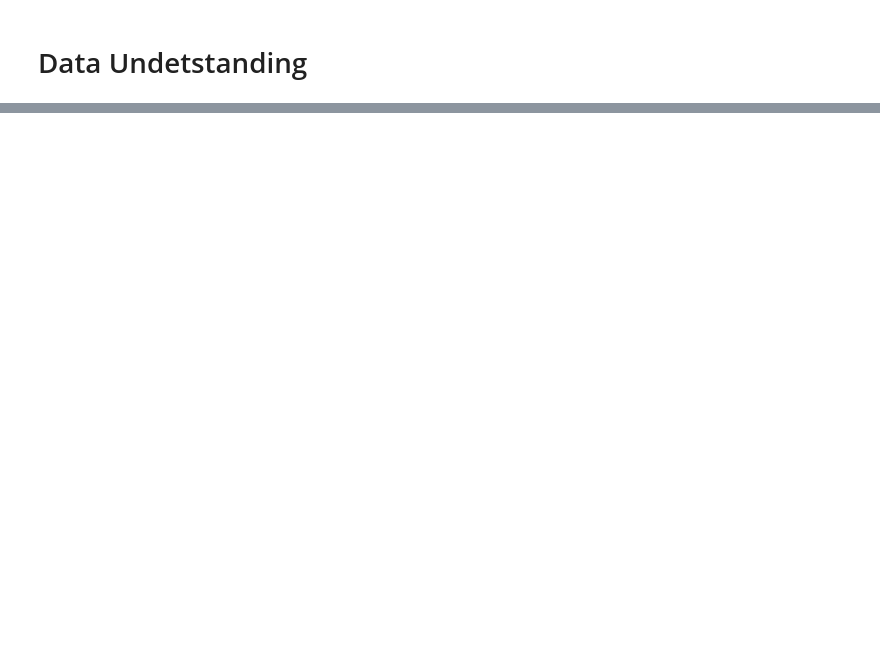
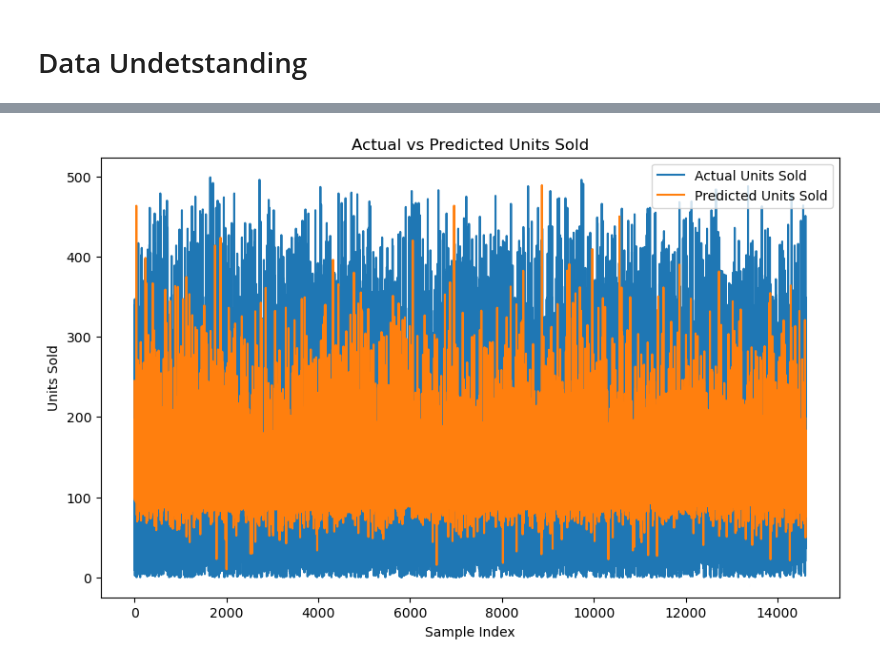
Before and after one commit to AugustNg/FYP, a Jupyter notebook: LSTM2.ipynb, the cells around one changed output, grey strips where cells are left out. Cells and saved outputs as stored; diff of their text form; code cells hidden in the pictures; blank space fills up the shorter version.

```diff
--- a/LSTM2.ipynb
+++ b/LSTM2.ipynb
@@ -144,0 +271,18 @@ Epoch 16/100
+# %%
+# Make predictions
+predictions = model.predict(X_test)
+
+# Inverse transform the scaling
+y_test_inv = scaler.inverse_transform(y_test.reshape(-1, 1))
+predictions_inv = scaler.inverse_transform(predictions)
+
+# Plot predictions vs actual
+plt.figure(figsize=(10, 6))
+plt.plot(y_test_inv, label='Actual Units Sold')
+plt.plot(predictions_inv, label='Predicted Units Sold')
+plt.title('Actual vs Predicted Units Sold')
+plt.xlabel('Sample Index')
+plt.ylabel('Units Sold')
+plt.legend()
+plt.show()
+# %% [output]
@@ -144,0 +290 @@ Epoch 16/100
+[figure, added]
```
Also changed, not shown: parts of 13 cells of this notebook, 16 other files.
